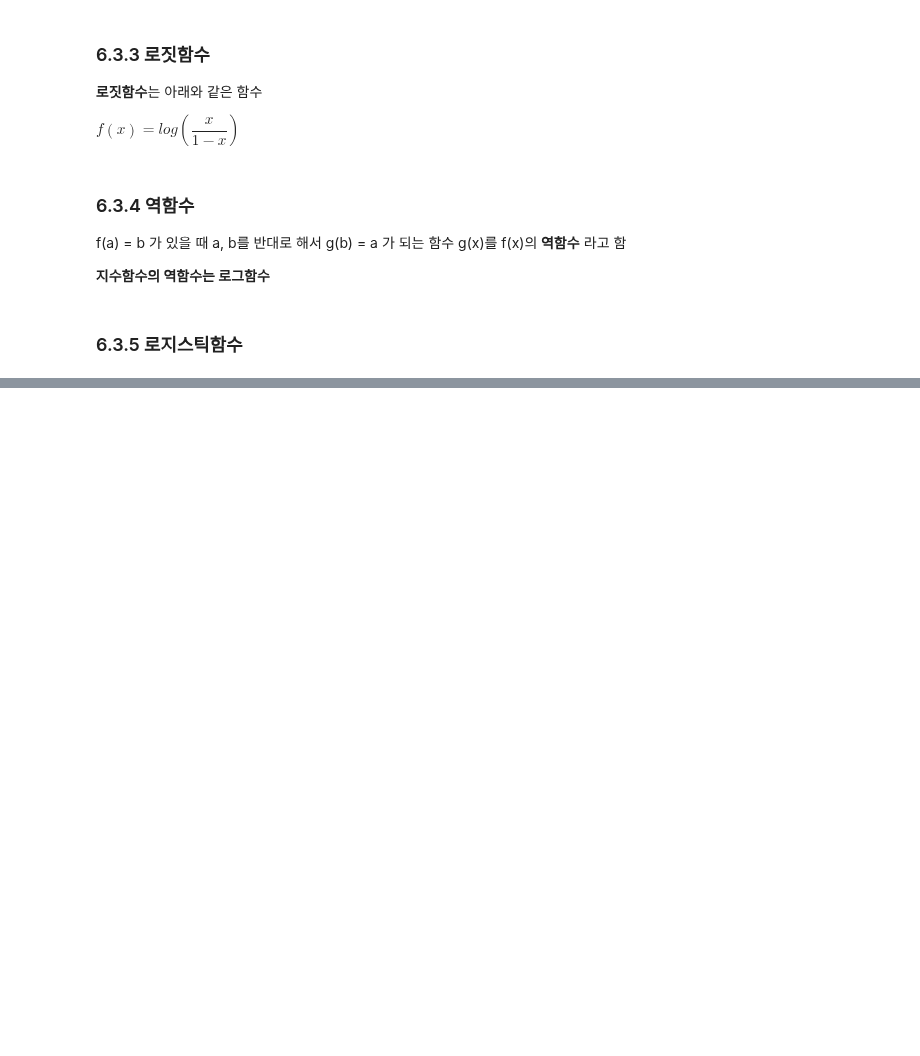
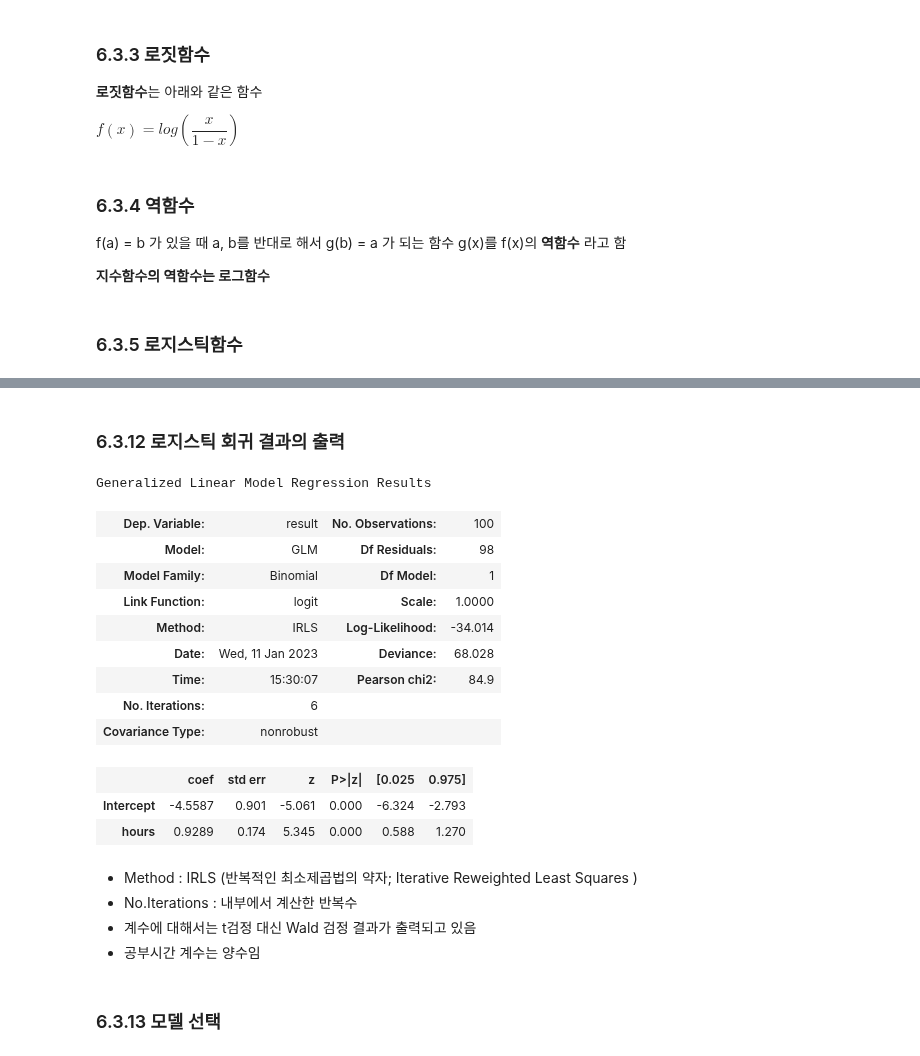
Before and after one commit to johyunkang/adp_certificate, a Jupyter notebook: stats_textbook_06.ipynb, the cells around one changed output, grey strips where cells are left out. Drawn from its saved outputs; the diff is of its cells as text; code cells hidden in the pictures; blank space fills up the shorter version.

```diff
--- a/stats_textbook_06.ipynb
+++ b/stats_textbook_06.ipynb
@@ -201,0 +326,2 @@ f(a) = b 가 있을 때 a, b를 반대로 해서 g(b) = a 가 되는 함수 g(x)
+# %%
+mod_glm = smf.glm(formula = 'result ~ hours', data=test_result, family=sm.families.Binomial()).fit()
@@ -201,0 +336,25 @@ f(a) = b 가 있을 때 a, b를 반대로 해서 g(b) = a 가 되는 함수 g(x)
+# %% [markdown]
+### 6.3.12 로지스틱 회귀 결과의 출력
+# %%
+mod_glm.summary()
+# %% [output]
+Generalized Linear Model Regression Results
+| Dep. Variable: | result | No. Observations: | 100 |
+| Model: | GLM | Df Residuals: | 98 |
+| Model Family: | Binomial | Df Model: | 1 |
+| Link Function: | logit | Scale: | 1.0000 |
+| Method: | IRLS | Log-Likelihood: | -34.014 |
+| Date: | Wed, 11 Jan 2023 | Deviance: | 68.028 |
+| Time: | 15:30:07 | Pearson chi2: | 84.9 |
+| No. Iterations: | 6 |  |  |
+| Covariance Type: | nonrobust |  |  |
+|  | coef | std err | z | P>|z| | [0.025 | 0.975] |
+| Intercept | -4.5587 | 0.901 | -5.061 | 0.000 | -6.324 | -2.793 |
+| hours | 0.9289 | 0.174 | 5.345 | 0.000 | 0.588 | 1.270 |
+# %% [markdown]
+- Method : IRLS (반복적인 최소제곱법의 약자; Iterative Reweighted Least Squares )
+- No.Iterations : 내부에서 계산한 반복수
+- 계수에 대해서는 t검정 대신 Wald 검정 결과가 출력되고 있음
+- 공부시간 계수는 양수임
+# %% [markdown]
+### 6.3.13 모델 선택
```
Also changed, not shown: parts of 14 cells of this notebook.
